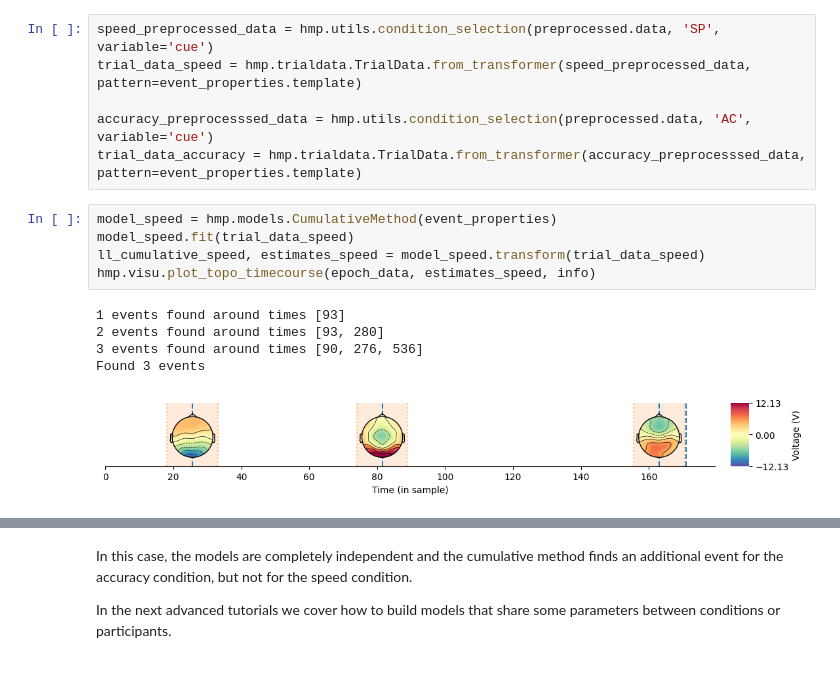
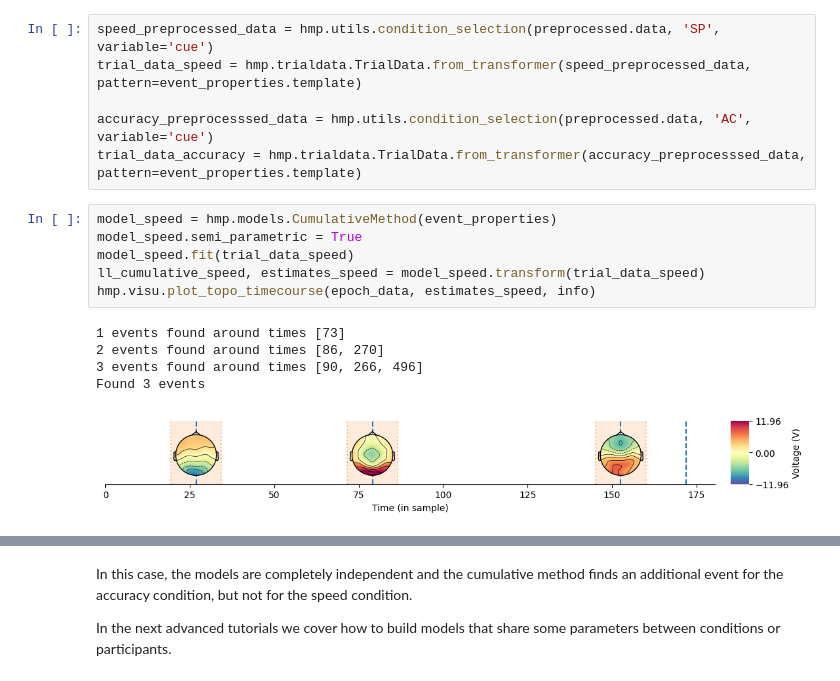
Before and after one commit to JoKra1/hsmm_mvpy, a Jupyter notebook: docs/source/notebooks/3-Applying_HMP_to_real_data.ipynb, the cells around one changed output, grey strips where cells are left out. Cells and saved outputs as stored; diff of their text form.

```diff
--- a/docs/source/notebooks/3-Applying_HMP_to_real_data.ipynb
+++ b/docs/source/notebooks/3-Applying_HMP_to_real_data.ipynb
@@ -289,12 +308,13 @@ accuracy_preprocesssed_data = hmp.utils.condition_selection(preprocessed.data, '
 trial_data_accuracy = hmp.trialdata.TrialData.from_transformer(accuracy_preprocesssed_data, pattern=event_properties.template)
 # %%
 model_speed = hmp.models.CumulativeMethod(event_properties)
+model_speed.semi_parametric = True
 model_speed.fit(trial_data_speed)
 ll_cumulative_speed, estimates_speed = model_speed.transform(trial_data_speed)
 hmp.visu.plot_topo_timecourse(epoch_data, estimates_speed, info)
 # %% [output]
-1 events found around times [93]
-2 events found around times [93, 280]
-3 events found around times [90, 276, 536]
+1 events found around times [73]
+2 events found around times [86, 270]
+3 events found around times [90, 266, 496]
 Found 3 events
-[figure, old version]
+[figure, new version]
```
Also changed, not shown: parts of 20 cells of this notebook, 5 other files.
